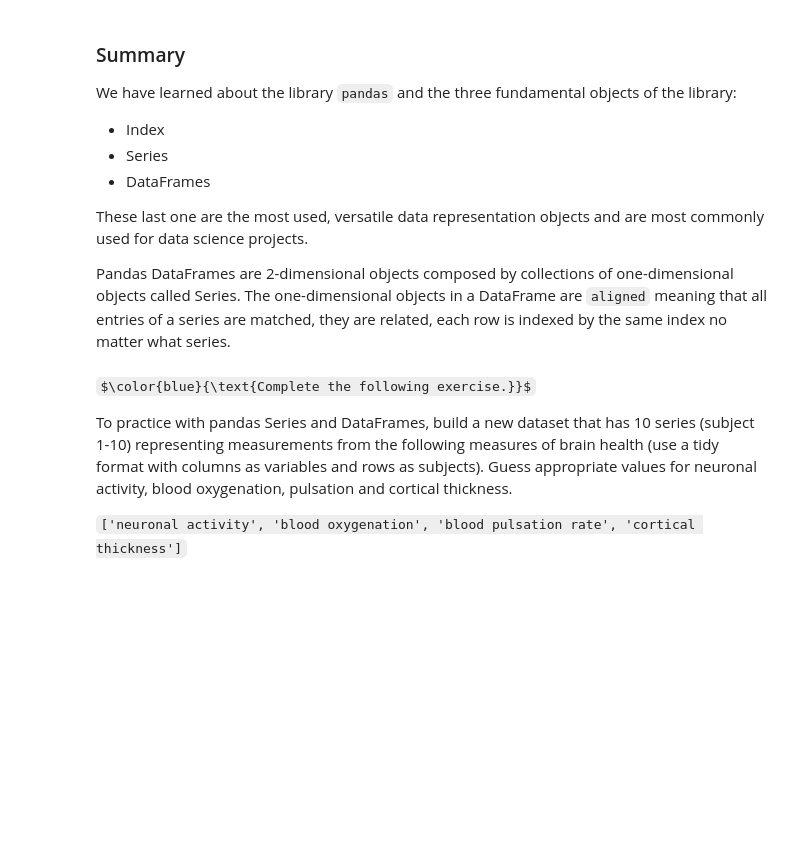
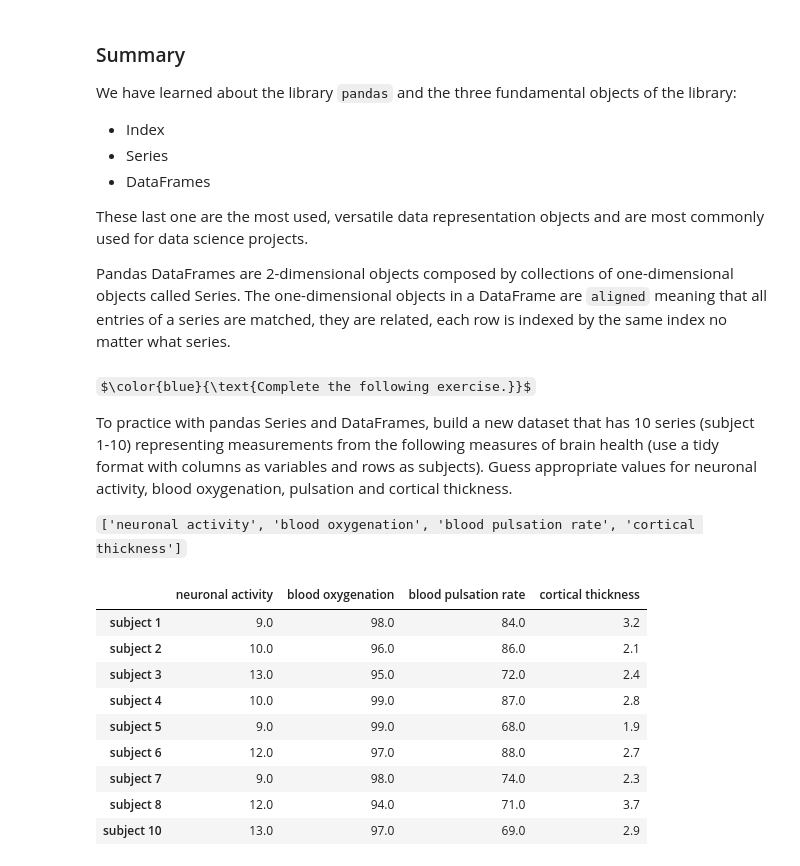
Before and after one commit to baramX3/PSY_submissions, a Jupyter notebook: tutorial_notebooks/tutorial015-Pandas-Introduction.ipynb, the cells around one changed output. Cells and saved outputs as stored; diff of their text form; code cells hidden in the pictures; some formulas as TeX source; blank space fills up the shorter version.

```diff
--- a/tutorial_notebooks/tutorial015-Pandas-Introduction.ipynb
+++ b/tutorial_notebooks/tutorial015-Pandas-Introduction.ipynb
@@ -336,3 +594,70 @@ $\color{blue}{\text{Complete the following exercise.}}$
 To practice with pandas Series and DataFrames, build a new dataset that has 10 series (subject 1-10) representing measurements from the following measures of brain health (use a tidy format with columns as variables and rows as subjects). Guess appropriate values for neuronal activity, blood oxygenation, pulsation and cortical thickness.
 
 `['neuronal activity', 'blood oxygenation', 'blood pulsation rate', 'cortical thickness']`
+# %%
+# create 10 series (subjects 1-10) that store various brain health measurements
+brain_health_s1 = pd.Series({'neuronal activity': 9,
+                   'blood oxygenation': 98,
+                   'blood pulsation rate': 84,
+                   'cortical thickness': 3.2})
+brain_health_s2 = pd.Series({'neuronal activity': 10,
+                   'blood oxygenation': 96,
+                   'blood pulsation rate': 86,
+                   'cortical thickness': 2.1})
+brain_health_s3 = pd.Series({'neuronal activity': 13,
+                   'blood oxygenation': 95,
+                   'blood pulsation rate': 72,
+                   'cortical thickness': 2.4})
+brain_health_s4 = pd.Series({'neuronal activity': 10,
+                   'blood oxygenation': 99,
+                   'blood pulsation rate': 87,
+                   'cortical thickness': 2.8})
+brain_health_s5 = pd.Series({'neuronal activity': 9,
+                   'blood oxygenation': 99,
+                   'blood pulsation rate': 68,
+                   'cortical thickness': 1.9})
+brain_health_s6 = pd.Series({'neuronal activity': 12,
+                   'blood oxygenation': 97,
+                   'blood pulsation rate': 88,
+                   'cortical thickness': 2.7})
+brain_health_s7 = pd.Series({'neuronal activity': 9,
+                   'blood oxygenation': 98,
+                   'blood pulsation rate': 74,
+                   'cortical thickness': 2.3})
+brain_health_s8 = pd.Series({'neuronal activity': 11,
+                   'blood oxygenation': 96,
+                   'blood pulsation rate': 76,
+                   'cortical thickness': 1.2})
+brain_health_s9 = pd.Series({'neuronal activity': 12,
+                   'blood oxygenation': 94,
+                   'blood pulsation rate': 71,
+                   'cortical thickness': 3.7})
+brain_health_s10 = pd.Series({'neuronal activity': 13,
+                   'blood oxygenation': 97,
+                   'blood pulsation rate': 69,
+                   'cortical thickness': 2.9})
+
+# create df based on series
+brain_health = pd.DataFrame({'subject 1' : brain_health_s1,
+                             'subject 2' : brain_health_s2,
+                             'subject 3' : brain_health_s3,
+                             'subject 4' : brain_health_s4,
+                             'subject 5' : brain_health_s5,
+                             'subject 6' : brain_health_s6,
+                             'subject 7' : brain_health_s7,
+                             'subject 8' : brain_health_s8,
+                             'subject 8' : brain_health_s9,
+                             'subject 10' : brain_health_s10})
+brain_health = brain_health.T # transpose for tidy format
+brain_health # show final df
+# %% [output]
+|  | neuronal activity | blood oxygenation | blood pulsation rate | cortical thickness |
+| subject 1 | 9.0 | 98.0 | 84.0 | 3.2 |
+| subject 2 | 10.0 | 96.0 | 86.0 | 2.1 |
+| subject 3 | 13.0 | 95.0 | 72.0 | 2.4 |
+| subject 4 | 10.0 | 99.0 | 87.0 | 2.8 |
+| subject 5 | 9.0 | 99.0 | 68.0 | 1.9 |
+| subject 6 | 12.0 | 97.0 | 88.0 | 2.7 |
+| subject 7 | 9.0 | 98.0 | 74.0 | 2.3 |
+| subject 8 | 12.0 | 94.0 | 71.0 | 3.7 |
+| subject 10 | 13.0 | 97.0 | 69.0 | 2.9 |
```
Also changed, not shown: parts of 36 cells of this notebook.
